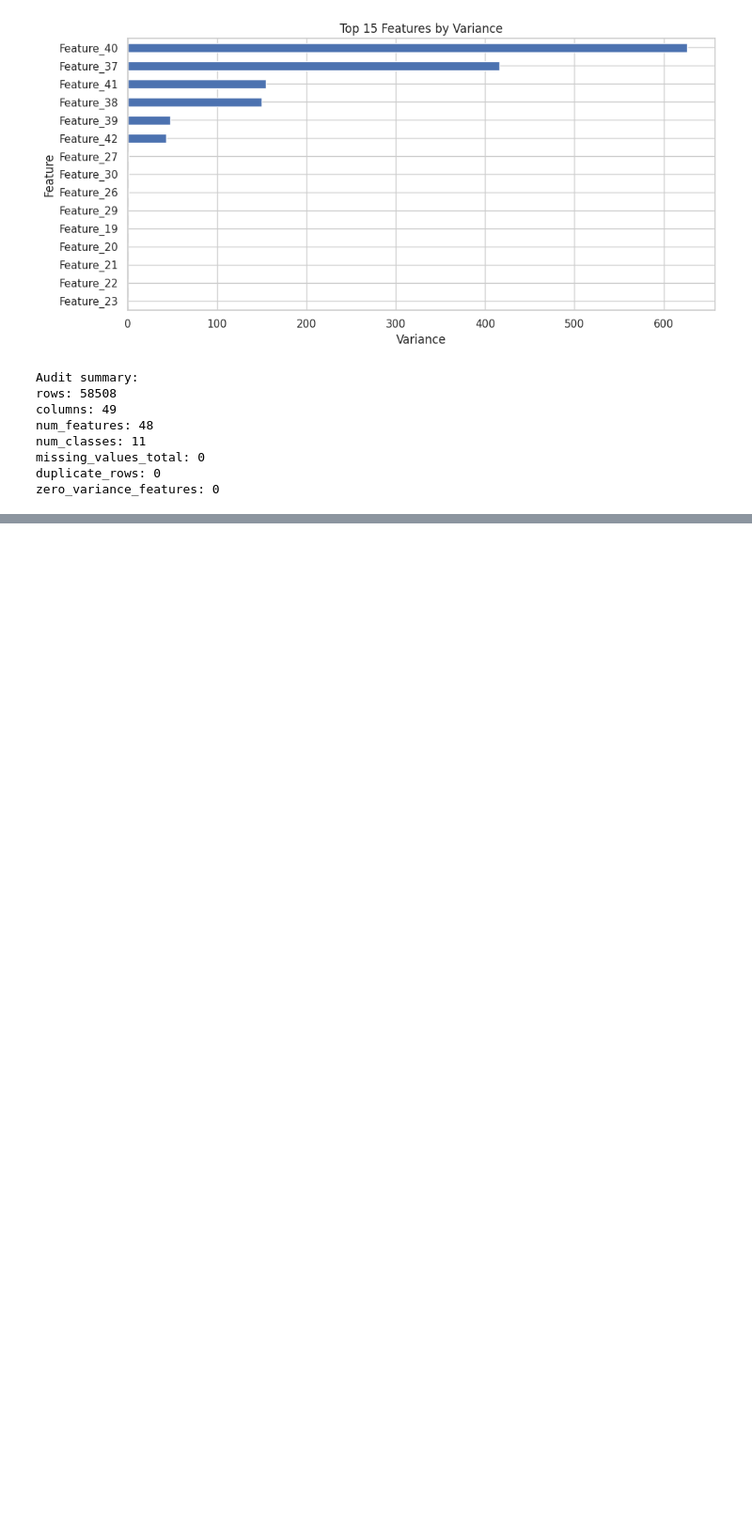
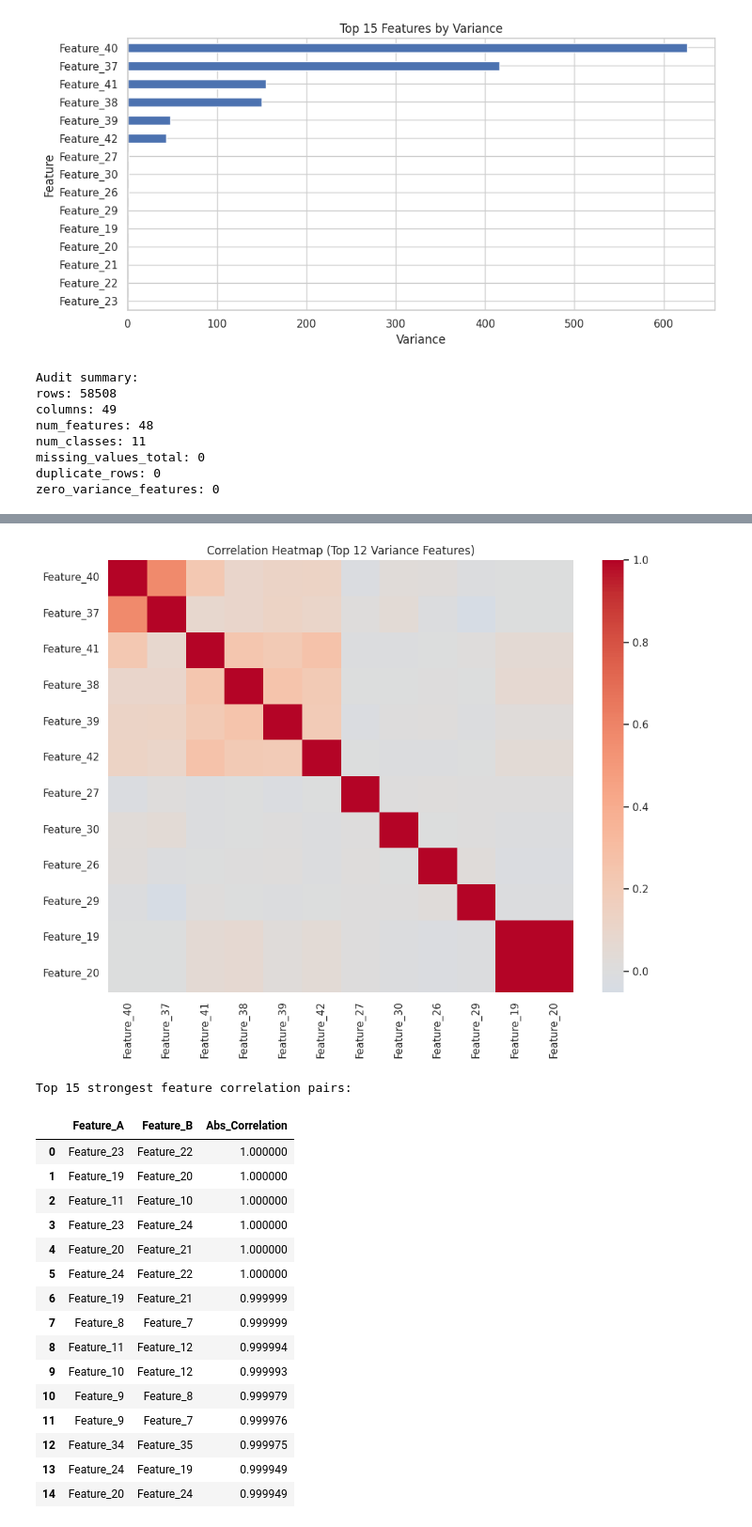
Before and after one commit to harshpre5/Artificial_Neural_Networks_14444188_HS_6009CMD, a Jupyter notebook: 14444188_ANN_PART_A.ipynb, the cells around one changed output, grey strips where cells are left out. Shown at 94% size. Drawn from its saved outputs; the diff is of its cells as text; code cells hidden in the pictures; blank space fills up the shorter version.

```diff
--- a/14444188_ANN_PART_A.ipynb
+++ b/14444188_ANN_PART_A.ipynb
@@ -288,0 +424,57 @@ zero_variance_features: 0
+# %%
+feature_cols = [f"Feature_{i}" for i in range(1, 49)]
+
+# 1. Correlation matrix for all features
+# Computes the Pearson correlation coefficient between every pair of features.
+corr_matrix = df[feature_cols].corr()
+
+# 2. Heatmap for a smaller, clearer subset:
+#focusing on the top 12 highest-variance features.
+top12_var_features = variance_series.head(12).index.tolist()
+
+plt.figure(figsize=(10, 8))
+sns.heatmap(df[top12_var_features].corr(), cmap="coolwarm", center=0)
+plt.title("Correlation Heatmap (Top 12 Variance Features)")
+plt.tight_layout()
+plt.show()
+
+# 3. Strongest absolute correlation pairs across all 48 features
+# Flattening the matrix to easily sort and find the absolute highest correlations.
+corr_pairs = corr_matrix.abs().unstack()
+corr_pairs = corr_pairs[corr_pairs < 1.0]
+corr_pairs = corr_pairs.sort_values(ascending=False)
+
+# Removing duplicate pairs (e.g., Feature_1 vs Feature_2 is the same as Feature_2 vs Feature_1)
+seen = set()
+unique_pairs = []
+for (f1, f2), val in corr_pairs.items():
+    key = tuple(sorted([f1, f2]))
+    if key not in seen:
+        seen.add(key)
+        unique_pairs.append((f1, f2, val))
+    if len(unique_pairs) == 15: # Grab the top 15 strongest relationships
+        break
+
+strong_corr_df = pd.DataFrame(unique_pairs, columns=["Feature_A", "Feature_B", "Abs_Correlation"])
+
+print("Top 15 strongest feature correlation pairs:")
+display(strong_corr_df)
+# %% [output]
+[figure, added]
+Top 15 strongest feature correlation pairs:
+|  | Feature_A | Feature_B | Abs_Correlation |
+| 0 | Feature_23 | Feature_22 | 1.000000 |
+| 1 | Feature_19 | Feature_20 | 1.000000 |
+| 2 | Feature_11 | Feature_10 | 1.000000 |
+| 3 | Feature_23 | Feature_24 | 1.000000 |
+| 4 | Feature_20 | Feature_21 | 1.000000 |
+| 5 | Feature_24 | Feature_22 | 1.000000 |
+| 6 | Feature_19 | Feature_21 | 0.999999 |
+| 7 | Feature_8 | Feature_7 | 0.999999 |
+| 8 | Feature_11 | Feature_12 | 0.999994 |
+| 9 | Feature_10 | Feature_12 | 0.999993 |
+| 10 | Feature_9 | Feature_8 | 0.999979 |
+| 11 | Feature_9 | Feature_7 | 0.999976 |
+| 12 | Feature_34 | Feature_35 | 0.999975 |
+| 13 | Feature_24 | Feature_19 | 0.999949 |
+| 14 | Feature_20 | Feature_24 | 0.999949 |
```
Also changed, not shown: parts of 9 cells of this notebook.
